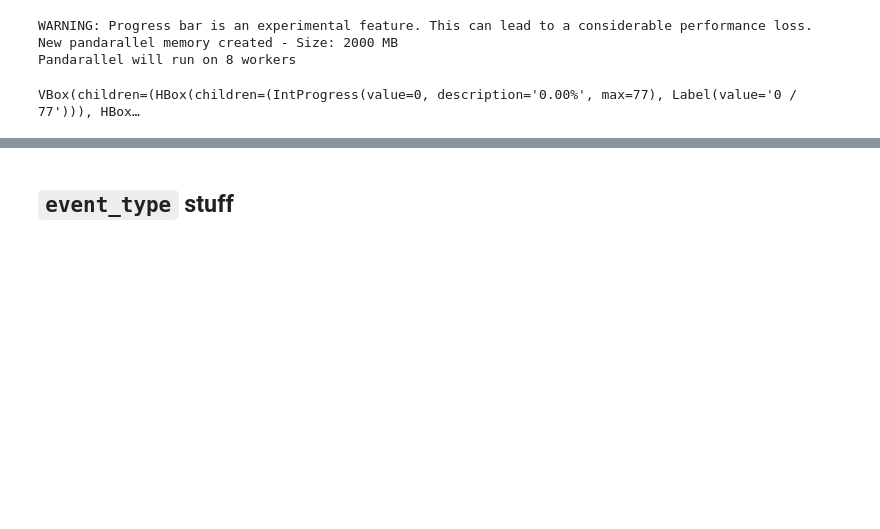
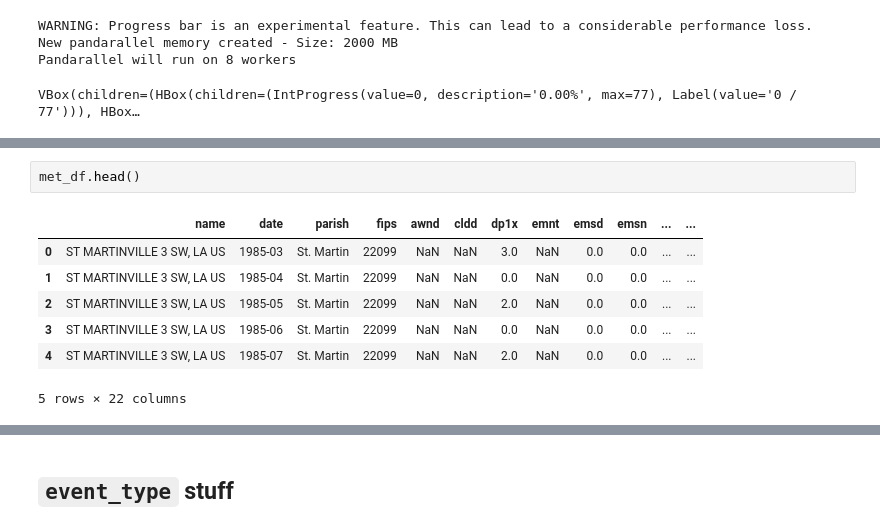
Before and after one commit to jennyrhee/flood-events, a Jupyter notebook: notebooks/data_wrangling.ipynb, the cells around one changed output, grey strips where cells are left out. Cells and saved outputs as stored; diff of their text form; blank space fills up the shorter version.

```diff
--- a/notebooks/data_wrangling.ipynb
+++ b/notebooks/data_wrangling.ipynb
@@ -607,0 +637,10 @@ met_coords.head()
+# %%
+met_df.head()
+# %% [output]
+|  | name | date | parish | fips | awnd | cldd | dp1x | emnt | emsd | emsn | ... | ... |
+| 0 | ST MARTINVILLE 3 SW, LA US | 1985-03 | St. Martin | 22099 | NaN | NaN | 3.0 | NaN | 0.0 | 0.0 | ... | ... |
+| 1 | ST MARTINVILLE 3 SW, LA US | 1985-04 | St. Martin | 22099 | NaN | NaN | 0.0 | NaN | 0.0 | 0.0 | ... | ... |
+| 2 | ST MARTINVILLE 3 SW, LA US | 1985-05 | St. Martin | 22099 | NaN | NaN | 2.0 | NaN | 0.0 | 0.0 | ... | ... |
+| 3 | ST MARTINVILLE 3 SW, LA US | 1985-06 | St. Martin | 22099 | NaN | NaN | 0.0 | NaN | 0.0 | 0.0 | ... | ... |
+| 4 | ST MARTINVILLE 3 SW, LA US | 1985-07 | St. Martin | 22099 | NaN | NaN | 2.0 | NaN | 0.0 | 0.0 | ... | ... |
+5 rows × 22 columns
```
Also changed, not shown: parts of 13 cells of this notebook.
